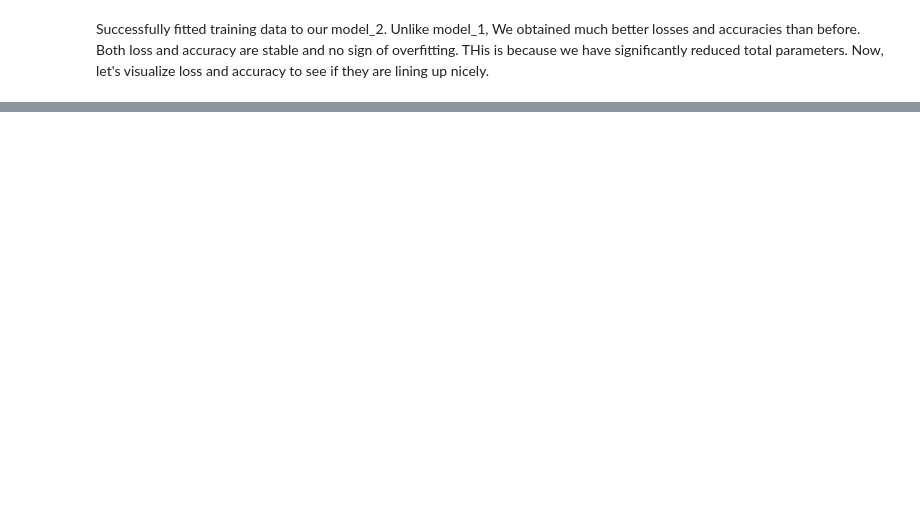
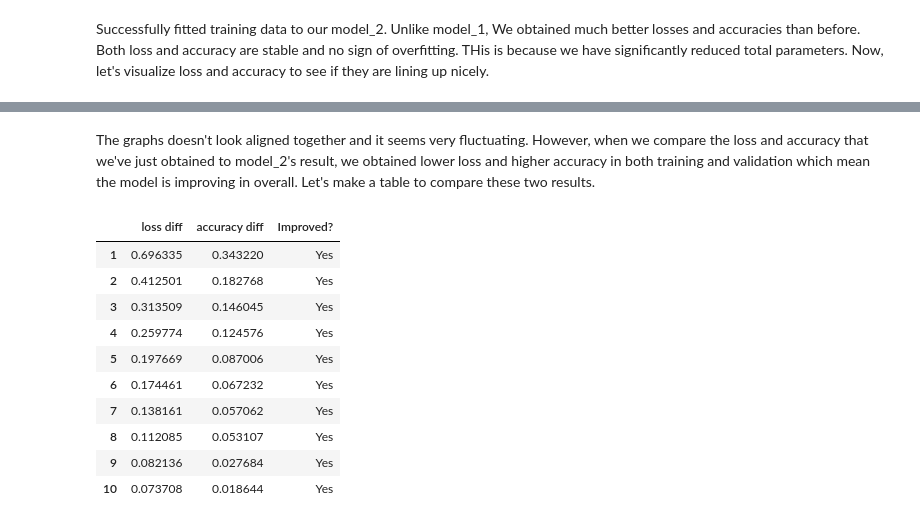
Before and after one commit to Hanabi0127/Projects, a Jupyter notebook: Flower_image_Classification_model_Portfolio.ipynb, the cells around one changed output, grey strips where cells are left out. Drawn from its saved outputs; the diff is of its cells as text; code cells hidden in the pictures; blank space fills up the shorter version.

```diff
--- a/Flower_image_Classification_model_Portfolio.ipynb
+++ b/Flower_image_Classification_model_Portfolio.ipynb
@@ -343,0 +425,34 @@ This looks much nicer than before. Both lines are lining up closely and neither
+# %% [markdown]
+The graphs doesn't look aligned together and it seems very fluctuating. However, when we compare the loss and accuracy that we've just obtained to model_2's result, we obtained lower loss and higher accuracy in both training and validation which mean the model is improving in overall. Let's make a table to compare these two results.
+# %%
+model_2_table = pd.DataFrame(data={"loss":history_2.history["loss"],
+                   "accuracy":history_2.history["accuracy"]},
+                   index=range(1,11))
+
+model_3_table = pd.DataFrame(data={"loss":history_3.history["loss"],
+                   "accuracy":history_3.history["accuracy"]},
+                   index=range(1,11))
+
+diff_table = pd.DataFrame(data={"loss diff": model_2_table["loss"] - model_3_table["loss"],
+                                "accuracy diff": model_3_table["accuracy"] - model_2_table["accuracy"]})
+
+
+for i in range(1,11):
+  if diff_table["loss diff"][i] > 0 and diff_table["accuracy diff"][i] > 0:
+    diff_table["Improved?"] = "Yes"
+  else:
+    diff_table["Improved?"]= "No"
+
+diff_table
+# %% [output]
+|  | loss diff | accuracy diff | Improved? |
+| 1 | 0.696335 | 0.343220 | Yes |
+| 2 | 0.412501 | 0.182768 | Yes |
+| 3 | 0.313509 | 0.146045 | Yes |
+| 4 | 0.259774 | 0.124576 | Yes |
+| 5 | 0.197669 | 0.087006 | Yes |
+| 6 | 0.174461 | 0.067232 | Yes |
+| 7 | 0.138161 | 0.057062 | Yes |
+| 8 | 0.112085 | 0.053107 | Yes |
+| 9 | 0.082136 | 0.027684 | Yes |
+| 10 | 0.073708 | 0.018644 | Yes |
```
Also changed, not shown: parts of 19 cells of this notebook.
